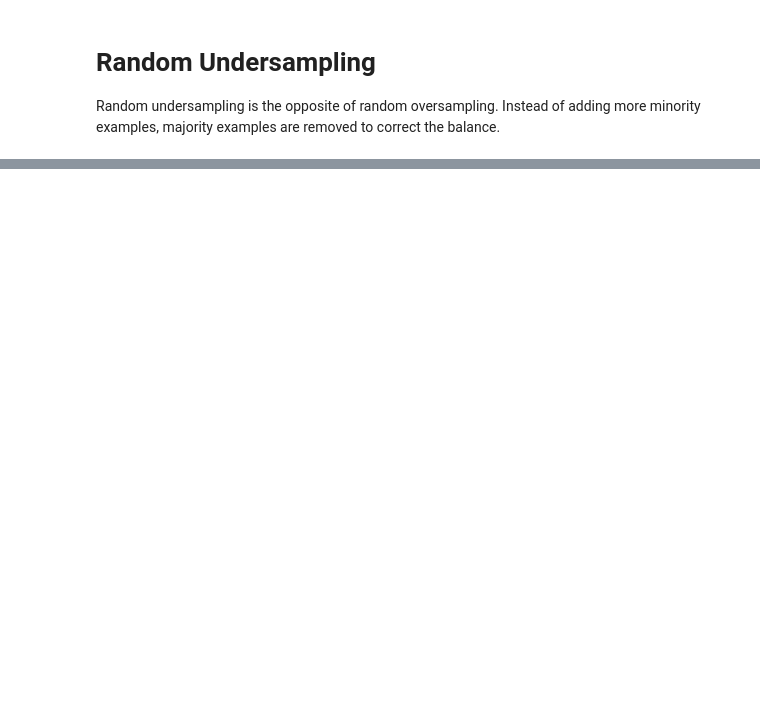
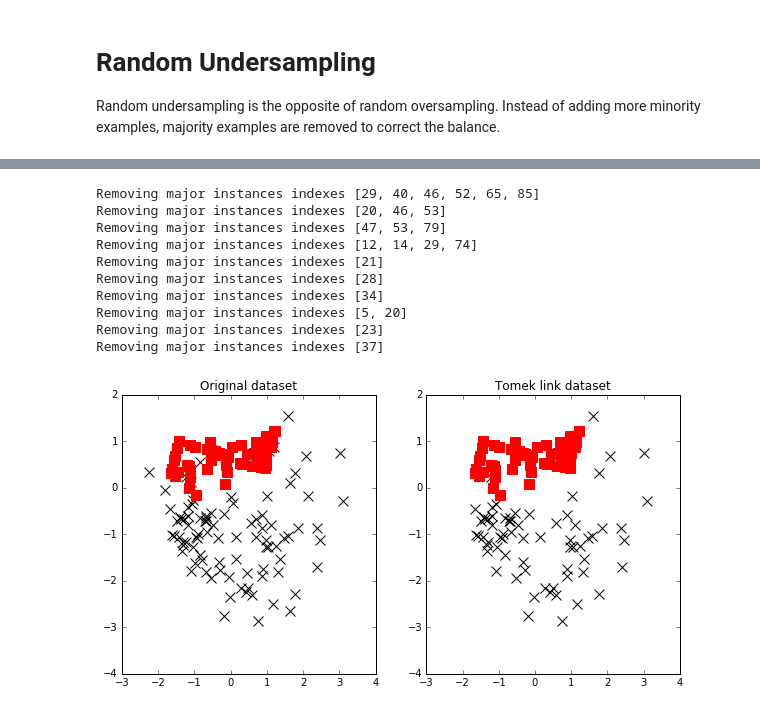
Before and after one commit to timgasser/acm_imbalanced_learning, a Jupyter notebook: acm_imbalance_sampling.ipynb, the cells around one changed output, grey strips where cells are left out. Drawn from its saved outputs; the diff is of its cells as text; code cells hidden in the pictures; blank space fills up the shorter version.

Commit message:
Updated with Tomek algorithm (needs checking)

```diff
--- a/acm_imbalance_sampling.ipynb
+++ b/acm_imbalance_sampling.ipynb
@@ -232,0 +192,62 @@ array([[ 0.,  0.,  0.,  0.,  0.,  0.,  0.,  0.,  0.,  0.,  0.,  0.,  0.,
+# %%
+# Split data into minority and majority example arrays
+
+x = x_smote_out
+y = y_smote_out
+
+x_min = x[y == 1]
+x_maj = x[y == 0]
+num_all = x.shape[0]
+num_min = x_min.shape[0]
+num_maj = x_maj.shape[0]
+
+# Generate matrix of 2-norms between minority and majority .
+# Rows are minority indexes, columns are majority
+knn_dist = np.zeros((num_min, num_maj))
+for x_min_idx, x_min_val in enumerate(x_min):
+    for x_maj_idx, x_maj_val in enumerate(x_maj):
+        knn_dist[x_min_idx, x_maj_idx] = np.sqrt(np.sum(np.square(x_min_val - x_maj_val)))
+
+# # Need to check for closest min-to-maj, and closest-maj-to-min
+knn_min_sorted_idx = np.argsort(knn_dist, 0)
+knn_maj_sorted_idx = np.argsort(knn_dist, 1)
+
+
+# Iterate through majority examples:
+# -> Find the closest minority example.
+# -> Is the majority example the closest to the minority example too?
+#    -> Remove the majority example.
+
+for i in xrange(10):
+    x_maj_idx_remove = []
+
+    for x_maj_idx, x_maj_val in enumerate(x_maj):
+        nearest_x_min_idx = knn_min_sorted_idx[i, x_maj_idx]
+    #     print 'x_maj = {}, nearest x_min = {}'.format(x_maj_idx, nearest_x_min_idx)
+
+        if (knn_maj_sorted_idx[nearest_x_min_idx,i] == x_maj_idx):
+    #         print 'Nearest x_maj = {}'.format(x_maj_idx)
+            x_maj_idx_remove.append(x_maj_idx)
+
+    if (len(x_maj_idx_remove) > 0):
+        print 'Removing major instances indexes {}'.format(x_maj_idx_remove)
+        x_maj = np.delete(x_maj, x_maj_idx_remove, 0)
+
+# Re-assemble the data for plotting.
+x_tomek_out = np.vstack((x_min, x_maj))
+y_tomek_out = np.hstack((np.ones(x_min.shape[0]), np.zeros(x_maj.shape[0])))
+
+comp_scatter(x, y, 'Original dataset',
+             x_tomek_out, y_tomek_out, 'Tomek link dataset')
+# %% [output]
+Removing major instances indexes [29, 40, 46, 52, 65, 85]
+Removing major instances indexes [20, 46, 53]
+Removing major instances indexes [47, 53, 79]
+Removing major instances indexes [12, 14, 29, 74]
+Removing major instances indexes [21]
+Removing major instances indexes [28]
+Removing major instances indexes [34]
+Removing major instances indexes [5, 20]
+Removing major instances indexes [23]
+Removing major instances indexes [37]
+[figure, added]
```
Also changed, not shown: parts of 11 cells of this notebook, 1 other file.
